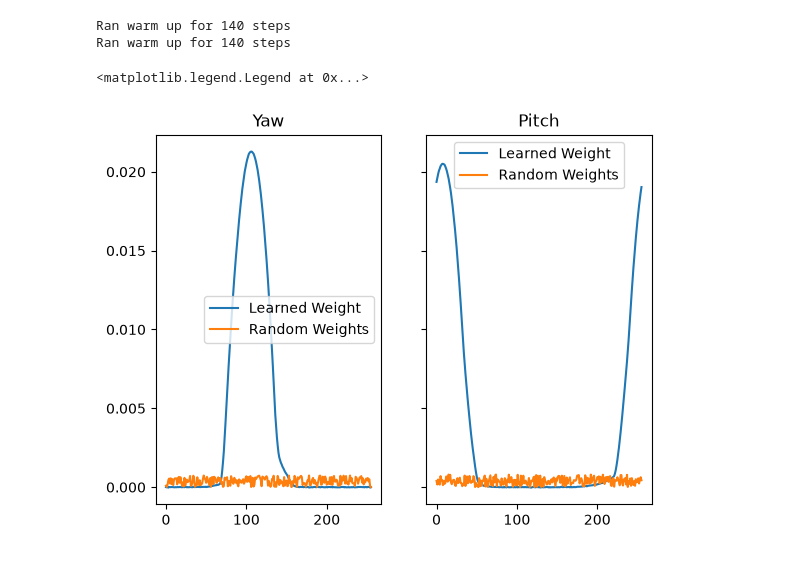
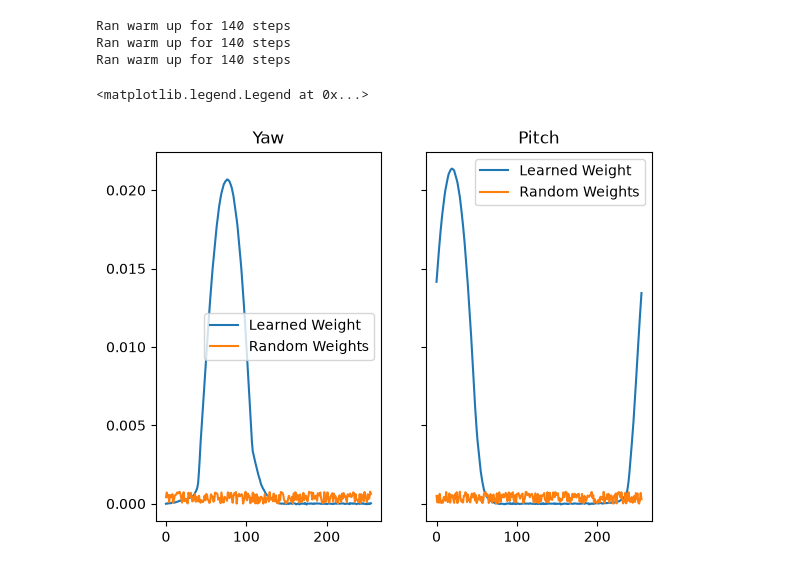
Before and after one commit to siaulich/grid-cells, a Jupyter notebook: notebooks/bat_flight_anchoring.ipynb, the cells around one changed output. Cells and saved outputs as stored; diff of their text form; code cells hidden in the pictures.

```diff
--- a/notebooks/bat_flight_anchoring.ipynb
+++ b/notebooks/bat_flight_anchoring.ipynb
@@ -15,11 +15,11 @@ os.makedirs(DATA_DIR, exist_ok=True)
 T = 400
 dt = 0.5e-3
 n = 256
-intrinsic_noise = 0.005
-input_noise = 0
+intrinsic_noise = 0.01
+input_noise = 0.5
 n_conj = 20
-n_anchor = 5
-interval=100
+n_anchor = 10
+interval = 1000
 bat_flight = generate_bat_flight(T=T, dt=dt)
 
 
@@ -27,38 +27,56 @@ net = BatHeadDirectionSystem(
     input_noise=input_noise,
     intrinsic_noise=intrinsic_noise,
     n_conjunctive=n_conj,
-    gravity_input=True,
+    gravity_gated=False,
 )
 net_anchor = BatHeadDirectionSystem(
     input_noise=input_noise,
     intrinsic_noise=intrinsic_noise,
     n_conjunctive=n_conj,
     n_anchor=n_anchor,
-    gravity_input=True,
+    gravity_gated=True,
+)
+net_double_anchor = BatHeadDirectionSystem(
+    input_noise=input_noise,
+    intrinsic_noise=intrinsic_noise,
+    n_conjunctive=n_conj,
+    n_anchor=n_anchor,
+    gravity_gated=False,
 )
 
 net.warm_up(initial_dir=bat_flight["dir_torus"][0])
 net_anchor.warm_up(initial_dir=bat_flight["dir_torus"][0])
+net_double_anchor.warm_up(initial_dir=bat_flight["dir_torus"][0])
 
 n_steps = bat_flight["pos"].shape[0]
 
-with ThreadPoolExecutor(max_workers=2) as executor:
+with ThreadPoolExecutor(max_workers=3) as executor:
+    no_anchor_future = executor.submit(
+        net.run_simulation, bat_flight["dir_vel"], interval=interval,verbose=False
+    )
+
     anchor_future = executor.submit(
         net_anchor.run_simulation,
         bat_flight["dir_vel"],
         dir=bat_flight["dir_sphere"],
         inverted=bat_flight["inverted"],
         save_weights=True,
-        interval=interval
+        interval=interval,
+        verbose=False
     )
-    recording_future = executor.submit(
-        net.run_simulation,
+    double_anchor_future = executor.submit(
+        net_double_anchor.run_simulation,
         bat_flight["dir_vel"],
-        interval=interval
+        dir=bat_flight["dir_sphere"],
+        inverted=bat_flight["inverted"],
+        save_weights=True,
+        interval=interval,
     )
 
+    recording = no_anchor_future.result()
     recording_anchor = anchor_future.result()
-    recording = recording_future.result()
+    recording_double_anchor = double_anchor_future.result()
 # %% [output]
 Ran warm up for 140 steps
 Ran warm up for 140 steps
+Ran warm up for 140 steps
@@ -65,17 +87,17 @@ Ran warm up for 140 steps
 # %%
 fig, ax = plt.subplots(ncols=2, sharey=True)
 
 anchor_index = 2
-ax[0].plot(net_anchor._yaw_anchor_w.T[anchor_index], label="Learned Weight")
-ax[0].plot(net._yaw_anchor_w.T[anchor_index], label="Random Weights")
+ax[0].plot(net_anchor._yaw_anchor_w[..., 0].T[anchor_index], label="Learned Weight")
+ax[0].plot(net._yaw_anchor_w[..., 0].T[anchor_index], label="Random Weights")
 ax[0].set_title("Yaw")
 ax[0].legend()
-ax[1].plot(net_anchor._pitch_anchor_w.T[anchor_index], label="Learned Weight")
-ax[1].plot(net._pitch_anchor_w.T[anchor_index], label="Random Weights")
+ax[1].plot(net_anchor._pitch_anchor_w[..., 0].T[anchor_index], label="Learned Weight")
+ax[1].plot(net._pitch_anchor_w[..., 0].T[anchor_index], label="Random Weights")
 ax[1].set_title("Pitch")
 ax[1].legend()
 # %% [output]
 <matplotlib.legend.Legend at 0x...>
-[figure, old version]
+[figure, new version]
 # %%
 np.mean(
```
Also changed, not shown: parts of 12 cells of this notebook, 3 other files.
